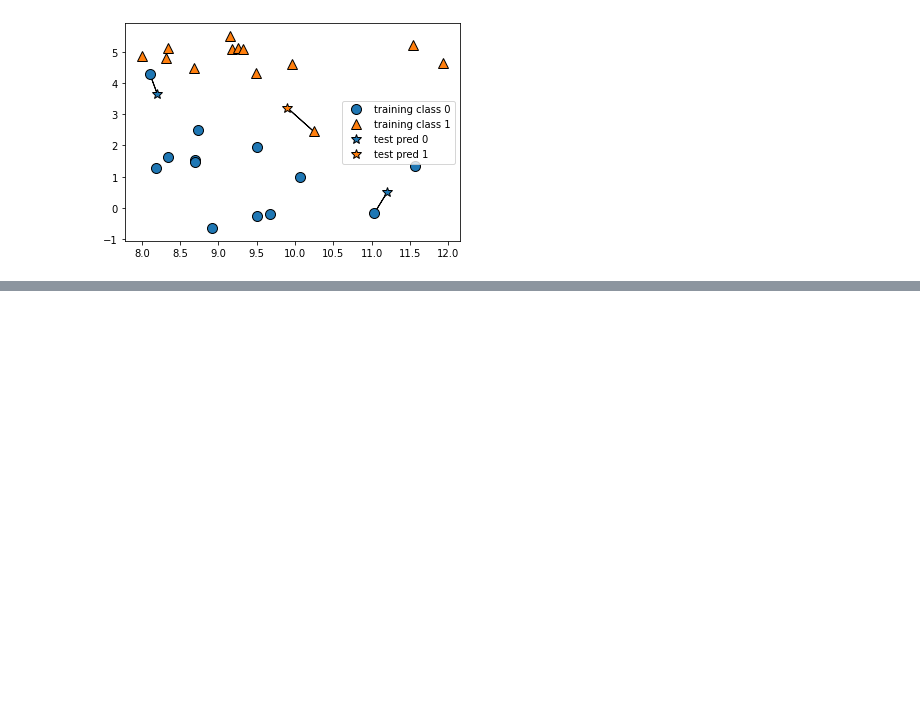
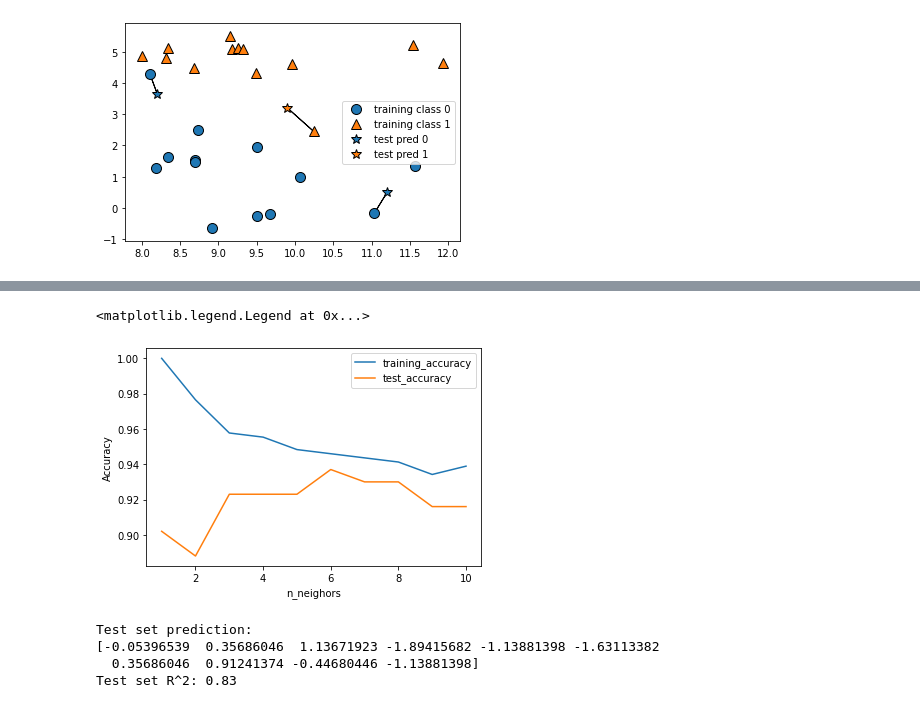
Before and after one commit to hchenaisi/Python_learning, a Jupyter notebook: Chapter2.ipynb, the cells around one changed output, grey strips where cells are left out. Saved outputs shown, nothing was run; the diff lists cells and outputs as text; code cells hidden in the pictures; blank space fills up the shorter version.

```diff
--- a/Chapter2.ipynb
+++ b/Chapter2.ipynb
@@ -93,0 +123,36 @@ mglearn.plots.plot_knn_classification(n_neighbors=1)
+# %%
+from sklearn.datasets import load_breast_cancer
+from sklearn.neighbors import KNeighborsClassifier
+cancer = load_breast_cancer()
+X_train, X_test, y_train, y_test = train_test_split(
+    cancer.data, cancer.target, stratify=cancer.target, random_state=66)
+training_accuracy = []
+test_accuracy = []
+n_neighbors_settings = range(1,11)
+for n_neighbors in n_neighbors_settings:
+  clf = KNeighborsClassifier(n_neighbors=n_neighbors)
+  clf.fit(X_train, y_train)
+  training_accuracy.append(clf.score(X_train, y_train))
+  test_accuracy.append(clf.score(X_test, y_test))
+
+plt.plot(n_neighbors_settings, training_accuracy, label="training_accuracy")
+plt.plot(n_neighbors_settings, test_accuracy, label="test_accuracy")
+plt.ylabel("Accuracy")
+plt.xlabel("n_neighors")
+plt.legend()
+# %% [output]
+<matplotlib.legend.Legend at 0x...>
+[figure, added]
+# %%
+from sklearn.neighbors import KNeighborsRegressor
+X, y = mglearn.datasets.make_wave(n_samples=40)
+X_train, X_test, y_train, y_test = train_test_split(X, y, random_state=0)
+reg = KNeighborsRegressor(n_neighbors=3)
+reg.fit(X_train, y_train)
+print("Test set prediction:\n{}".format(reg.predict(X_test)))
+print("Test set R^2: {:.2f}".format(reg.score(X_test, y_test)))
+# %% [output]
+Test set prediction:
+[-0.05396539  0.35686046  1.13671923 -1.89415682 -1.13881398 -1.63113382
+  0.35686046  0.91241374 -0.44680446 -1.13881398]
+Test set R^2: 0.83
```
Also changed, not shown: parts of 6 cells of this notebook.
